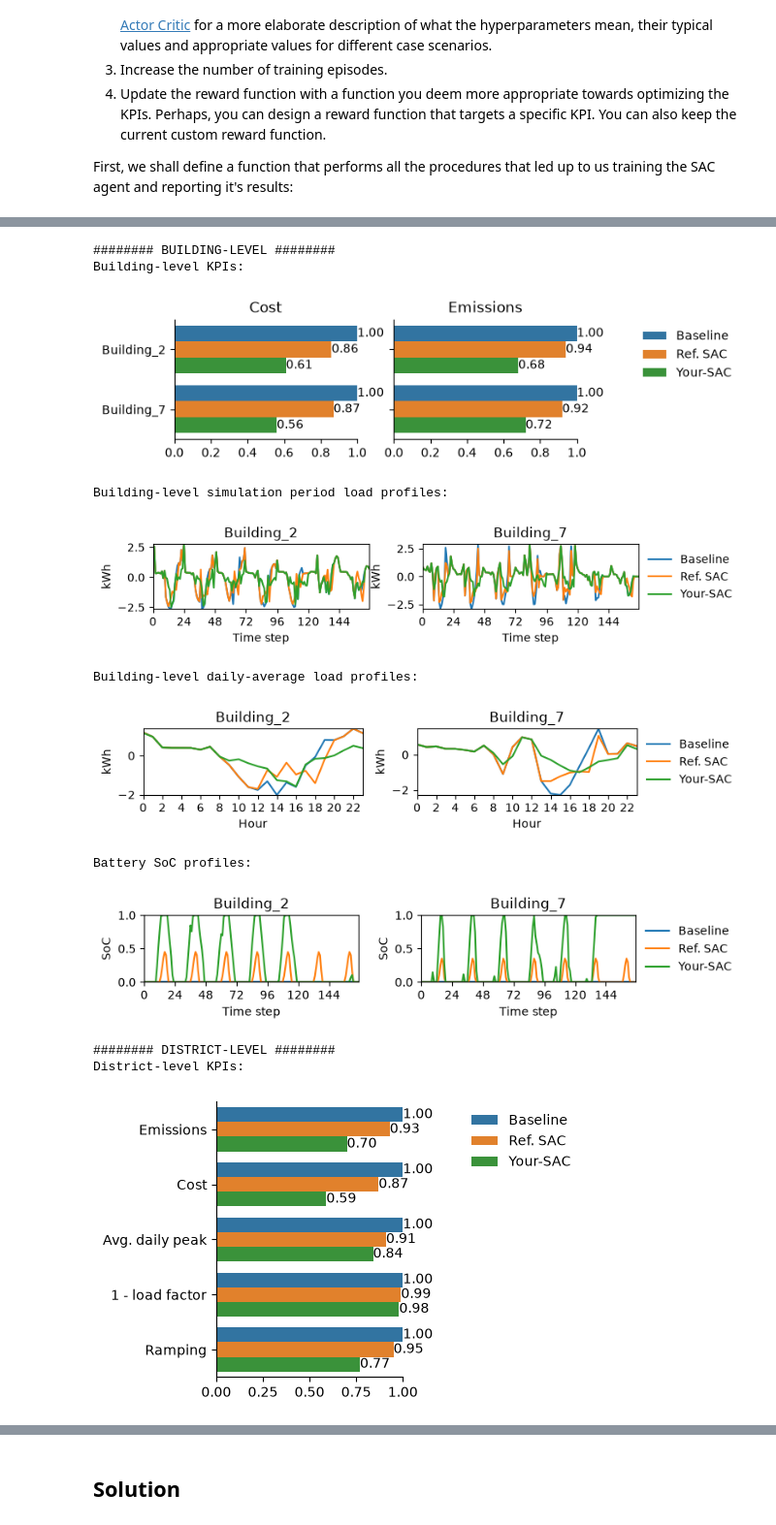
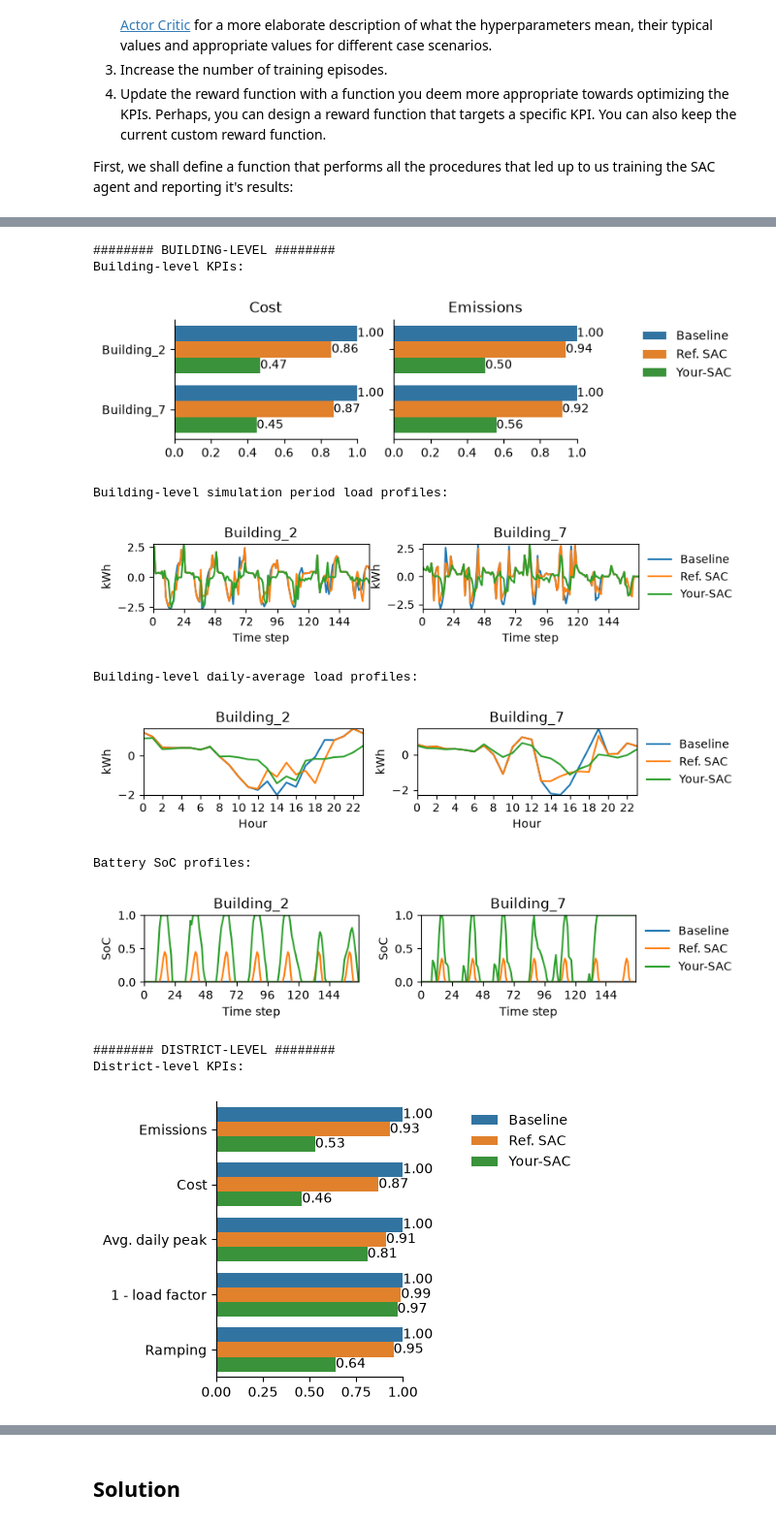
Before and after one commit to steve-salmond/citylearn, a Jupyter notebook: citylearn_ccai_tutorial.ipynb, the cells around one changed output, grey strips where cells are left out. Shown at 97% size. Saved outputs shown, nothing was run; the diff lists cells and outputs as text; code cells hidden in the pictures.

```diff
--- a/citylearn_ccai_tutorial.ipynb
+++ b/citylearn_ccai_tutorial.ipynb
@@ -2682,7 +2682,7 @@ your_agent_kwargs = {
 }
 
 # --------------- SET NUMBER OF TRAINING EPISODES ---------------
-your_episodes = 100
+your_episodes = 500
 
 # --------------- DEFINE CUSTOM REWARD FUNCTION -----------------
 class YourCustomReward(CustomReward):
@@ -2699,52 +2699,41 @@ class YourCustomReward(CustomReward):
             cost = net * o['electricity_pricing']
             emissions = max(net * o['carbon_intensity'], 0)
             battery_soc = o['electrical_storage_soc']
             penalty = -(1.0 + np.sign(cost)*battery_soc)
             reward = penalty*abs(cost) - emissions
             reward_list.append(reward)
-
-
-            # net_e = o['net_electricity_consumption']
-            # cost = net_e * o['electricity_pricing']
-            # emissions = max(0, net_e) * o['carbon_intensity']
-            # combined_impact = cost + (emissions * 0.1)
-            # battery_soc = o['electrical_storage_soc']
-            # penalty = -(1.0 + np.sign(combined_impact) * battery_soc)
-            # reward = penalty * abs(combined_impact)
-            # reward_list.append(reward)
-
 
         total_reward = sum(reward_list)
         return [total_reward]
 
 # train and report
 your_results = train_your_custom_sac(
     agent_kwargs=your_agent_kwargs,
     episodes=your_episodes,
     reward_function=YourCustomReward,
     building_count=BUILDING_COUNT,
     day_count=DAY_COUNT,
     active_observations=your_active_observations,
     random_seed=RANDOM_SEED,
     reference_envs={
         'Baseline': baseline_env,
         'Ref. SAC': sacr_env
     },
     show_figures=True,
 )
 
 my_env = your_results['env']
 # %% [output]
 ######## BUILDING-LEVEL ########
 Building-level KPIs:
-[figure, old version]
+[figure, new version]
 Building-level simulation period load profiles:
-[figure, old version]
+[figure, new version]
 Building-level daily-average load profiles:
-[figure, old version]
+[figure, new version]
 Battery SoC profiles:
-[figure, old version]
+[figure, new version]
 ######## DISTRICT-LEVEL ########
 District-level KPIs:
-[figure, old version]
+[figure, new version]
 District-level simulation period load profiles:
```
Also changed, not shown: parts of 2 cells of this notebook.
